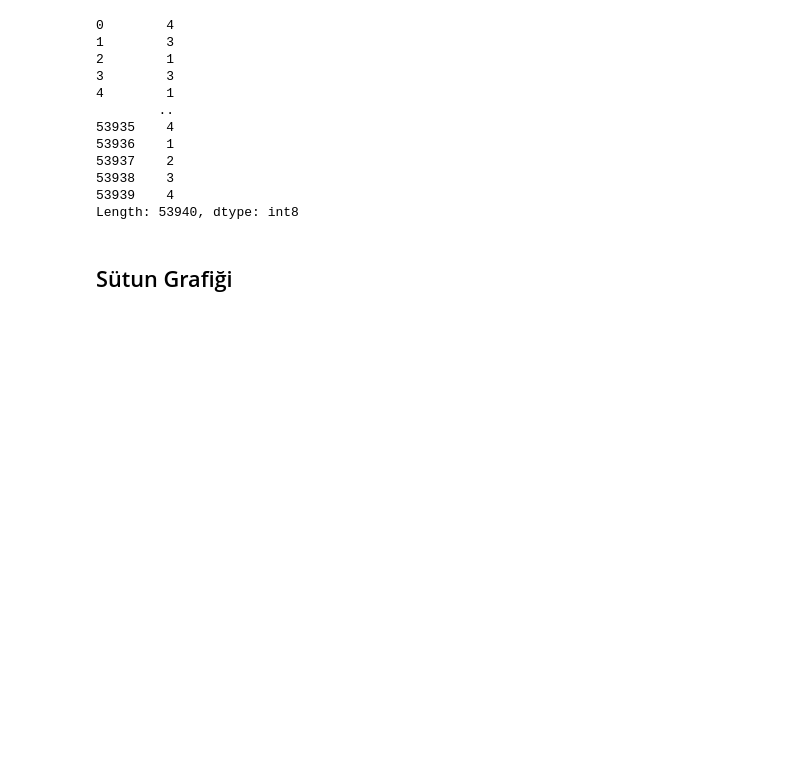
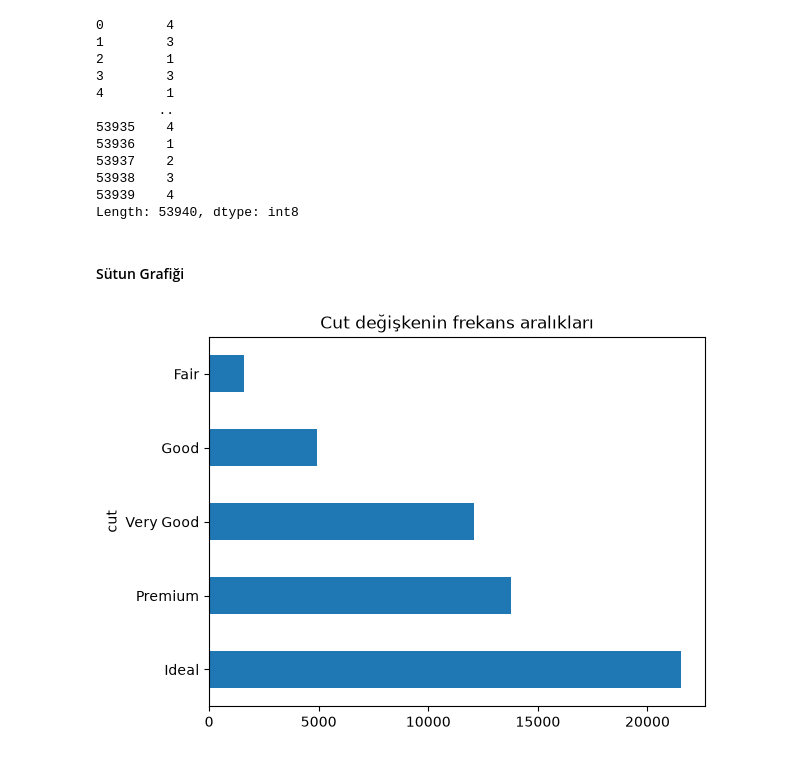
Before and after one commit to Ghost1461/machine-learning-journey, a Jupyter notebook: 04-Data Visualization/data_visualization.ipynb, the cells around one changed output. Cells and saved outputs as stored; diff of their text form; code cells hidden in the pictures; blank space fills up the shorter version.

Commit message:
Data visualization - part 2 is completed

```diff
--- a/04-Data Visualization/data_visualization.ipynb
+++ b/04-Data Visualization/data_visualization.ipynb
@@ -376,6 +398,13 @@ print(df["cut"].cat.codes) #modelin kullanacağı sayısal özellikler
 53939    4
 Length: 53940, dtype: int8
 # %% [markdown]
-## Sütun Grafiği
+#### Sütun Grafiği
 # %%
 #Kategorik ve numeric değerleri std ve mean harici yorumlayabilmek için grafiklere döküyoruz
+# %%
+(df["cut"]
+.value_counts()
+.plot.barh()
+.set_title("Cut değişkenin frekans aralıkları"));
+# %% [output]
+[figure, added]
```
Also changed, not shown: parts of 47 cells of this notebook, 1 other file.
